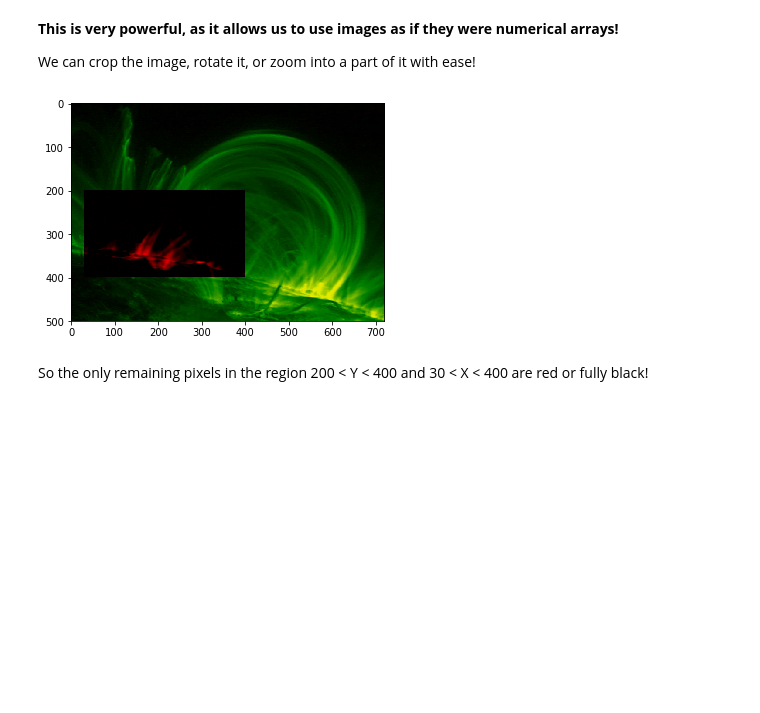
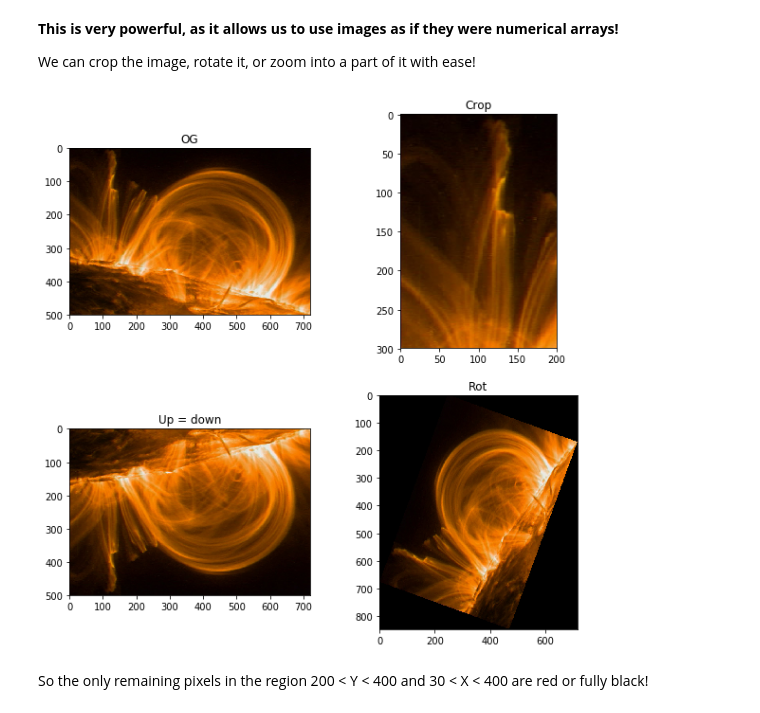
Before and after one commit to D-DePablos/WEW, a Jupyter notebook: Stage_4.ipynb, the cells around one changed output. Drawn from its saved outputs; the diff is of its cells as text; code cells hidden in the pictures; blank space fills up the shorter version.

```diff
--- a/Stage_4.ipynb
+++ b/Stage_4.ipynb
@@ -56,13 +56,41 @@ And this is what python sees as the dimensions for the image :(500, 720, 3)
 **This is very powerful, as it allows us to use images as if they were numerical arrays!**
 
 We can crop the image, rotate it, or zoom into a part of it with ease!
-# %%
-im[:,:,2] = 0  # Set all blue pixels to 0
-im[200:400, 30:400, 1] = 0  # Set all Green pixels in a region to 0
-
-plt.imshow(im, origin = 'upper')
-plt.show()
-# %% [output]
-[figure, removed]
+# %%
+import numpy as np
+from scipy import ndimage
+
+
+im_loop = plt.imread("image.jpg")
+
+
+fig = plt.figure(figsize = (10,10))
+
+# Original image
+fig.add_subplot(2,2,1)
+plt.imshow(im_loop)
+plt.title('OG')
+
+# Cropped
+fig.add_subplot(2,2,2)
+im_crop = im_loop[0:300, 0:200, :]
+plt.imshow(im_crop)
+plt.title('Crop')
+
+# Flipped upside down
+fig.add_subplot(2,2,3)
+im_flip = np.flipud(im_loop)
+plt.imshow(im_flip)
+plt.title('Up = down')
+
+# Rotated 70 degrees
+fig.add_subplot(2,2,4)
+im_rot = ndimage.rotate(im_loop, 70)
+plt.imshow(im_rot)
+plt.title('Rot')
+
+plt.show()
+# %% [output]
+[figure, added]
 # %% [markdown]
 So the only remaining pixels in the region 200 < Y < 400 and 30 < X < 400 are red or fully black!
```
Also changed, not shown: parts of 21 cells of this notebook.
